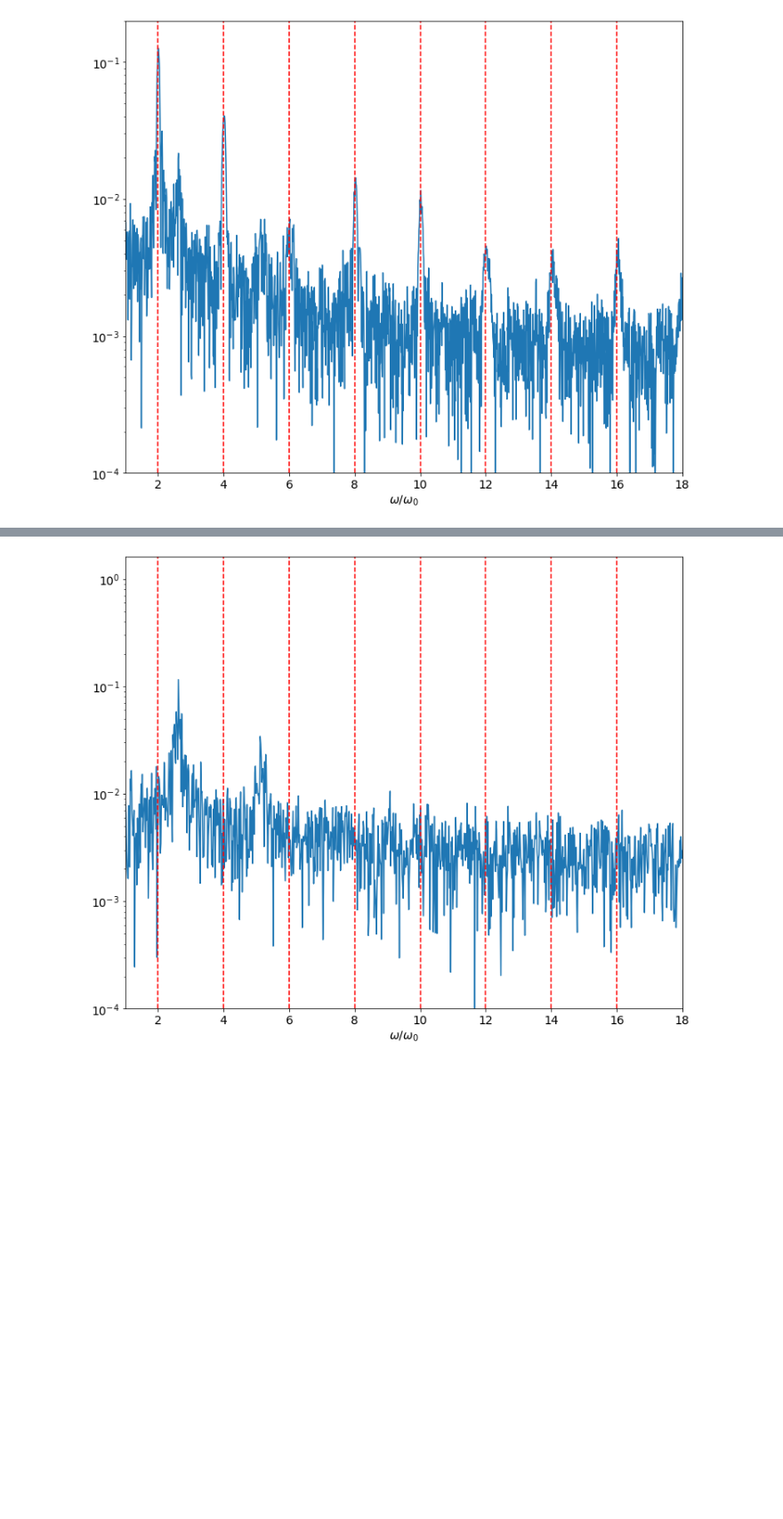
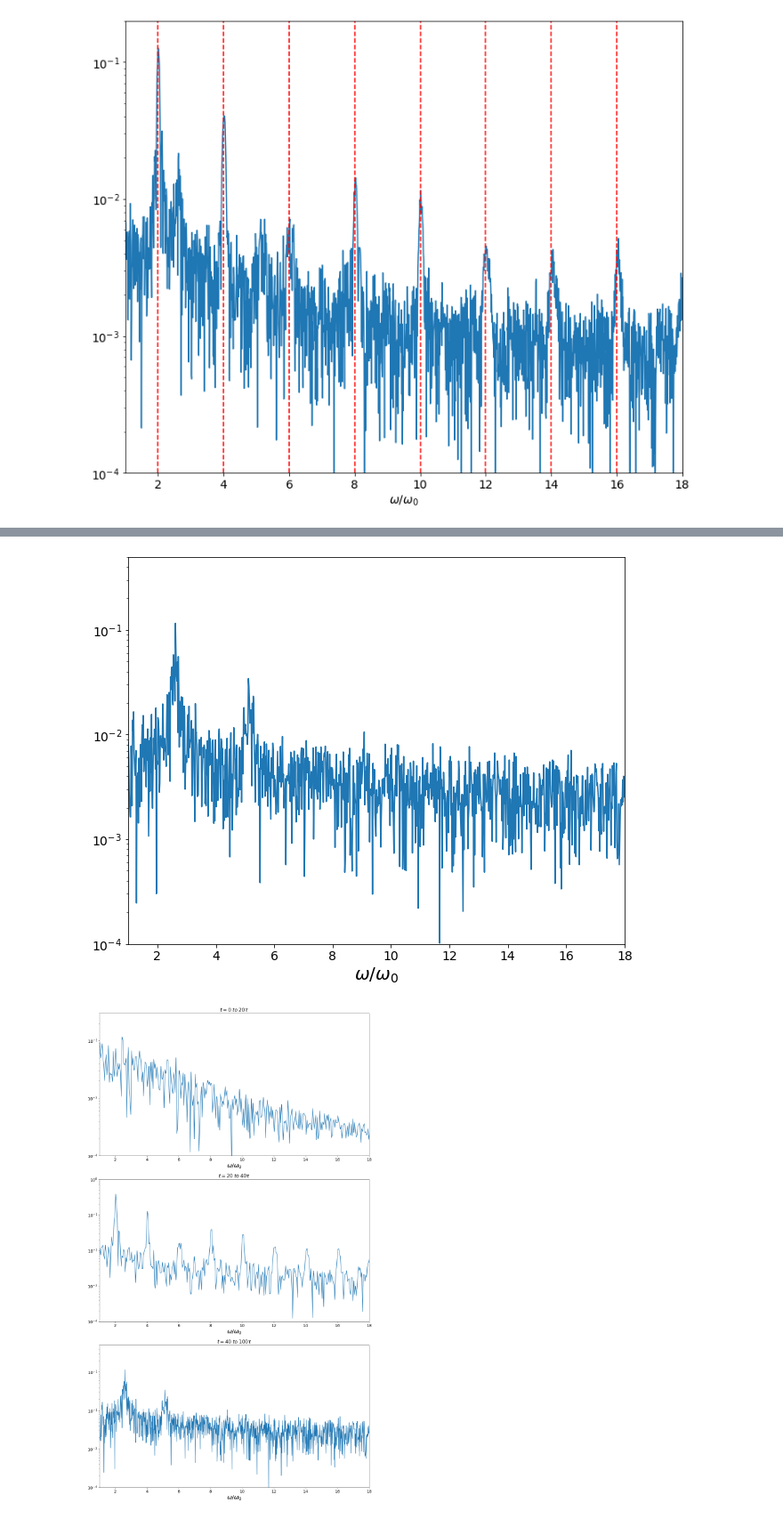
Before and after one commit to Hari31416/MSc_Project, a Jupyter notebook: EPOCH/High_Harmonic_Generation/long_runs/oscillations_2.ipynb, the cells around one changed output, grey strips where cells are left out. Shown at 89% size. Cells and saved outputs as stored; diff of their text form; code cells hidden in the pictures; blank space fills up the shorter version.

```diff
--- a/EPOCH/High_Harmonic_Generation/long_runs/oscillations_2.ipynb
+++ b/EPOCH/High_Harmonic_Generation/long_runs/oscillations_2.ipynb
@@ -232,4 +235,18 @@ plot_fft_range(t_start=time_to_index(20), t_end=time_to_index(40), NX=offset)
 # %%
-plot_fft_range(t_start=time_to_index(40), t_end=time_to_index(100), NX=offset)
+plot_fft_range(t_start=time_to_index(40), t_end=time_to_index(100), NX=offset, ax = plt.gca(), ylim=(0.0001, 0.5))
 # %% [output]
-[figure, old version]
+[figure, new version]
+# %%
+SAVE_DIR = "../../../Presentations/Reports/Sem_3_Major/images"
+# %%
+ts = [(0, 20), (20, 40), (40, 100)]
+limits = [(0.0001, 0.03), (0.0001, 1e-0), (0.0001, 0.5)]
+fig, axes = plt.subplots(3, 1, figsize=(14, 24))
+for i, ax in enumerate(axes):
+    title = f"Time range: {ts[i][0]} to {ts[i][1]} fs"
+    plot_fft_range(t_start=time_to_index(ts[i][0]), t_end=time_to_index(ts[i][1]), NX=offset, ax = ax, title=f"$t = {ts[i][0]} \\; to\\; {ts[i][1]} \\tau$", ylim=limits[i])
+fig.tight_layout()
+file_name = "oscillation2.jpg"
+fig.savefig(os.path.join(SAVE_DIR, file_name), dpi=200)
+# %% [output]
+[figure, added]
```
Also changed, not shown: parts of 3 cells of this notebook, 50 other files.
